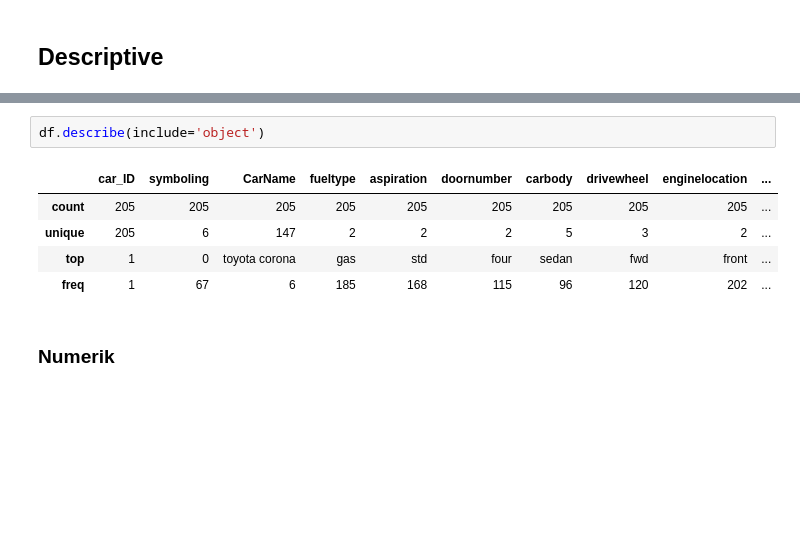
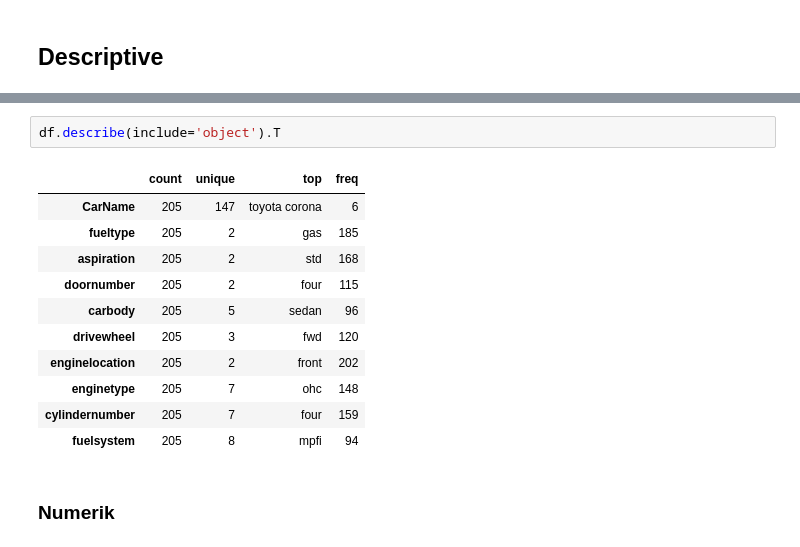
Before and after one commit to royandhika/road_to_ds, a Jupyter notebook: Statistics.ipynb, the cells around one changed output, grey strips where cells are left out. Saved outputs shown, nothing was run; the diff lists cells and outputs as text; blank space fills up the shorter version.

```diff
--- a/Statistics.ipynb
+++ b/Statistics.ipynb
@@ -55,11 +63,17 @@ df.describe()
 # %%
-df.describe(include='object')
+df.describe(include='object').T
 # %% [output]
-|  | car_ID | symboling | CarName | fueltype | aspiration | doornumber | carbody | drivewheel | enginelocation | ... |
-| count | 205 | 205 | 205 | 205 | 205 | 205 | 205 | 205 | 205 | ... |
-| unique | 205 | 6 | 147 | 2 | 2 | 2 | 5 | 3 | 2 | ... |
-| top | 1 | 0 | toyota corona | gas | std | four | sedan | fwd | front | ... |
-| freq | 1 | 67 | 6 | 185 | 168 | 115 | 96 | 120 | 202 | ... |
+|  | count | unique | top | freq |
+| CarName | 205 | 147 | toyota corona | 6 |
+| fueltype | 205 | 2 | gas | 185 |
+| aspiration | 205 | 2 | std | 168 |
+| doornumber | 205 | 2 | four | 115 |
+| carbody | 205 | 5 | sedan | 96 |
+| drivewheel | 205 | 3 | fwd | 120 |
+| enginelocation | 205 | 2 | front | 202 |
+| enginetype | 205 | 7 | ohc | 148 |
+| cylindernumber | 205 | 7 | four | 159 |
+| fuelsystem | 205 | 8 | mpfi | 94 |
 # %% [markdown]
 ### Numerik
 # %%
```
Also changed, not shown: parts of 13 cells of this notebook.
